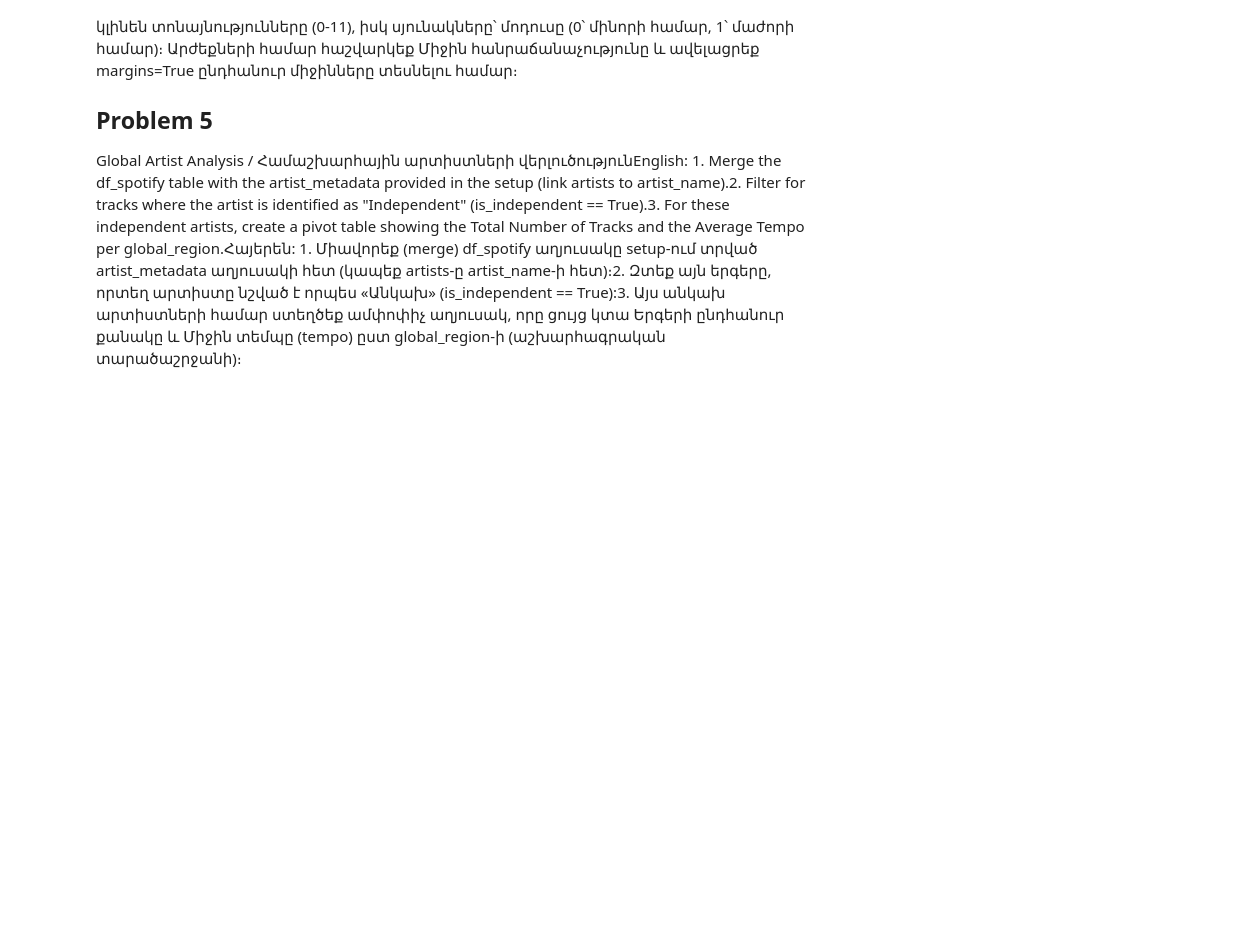
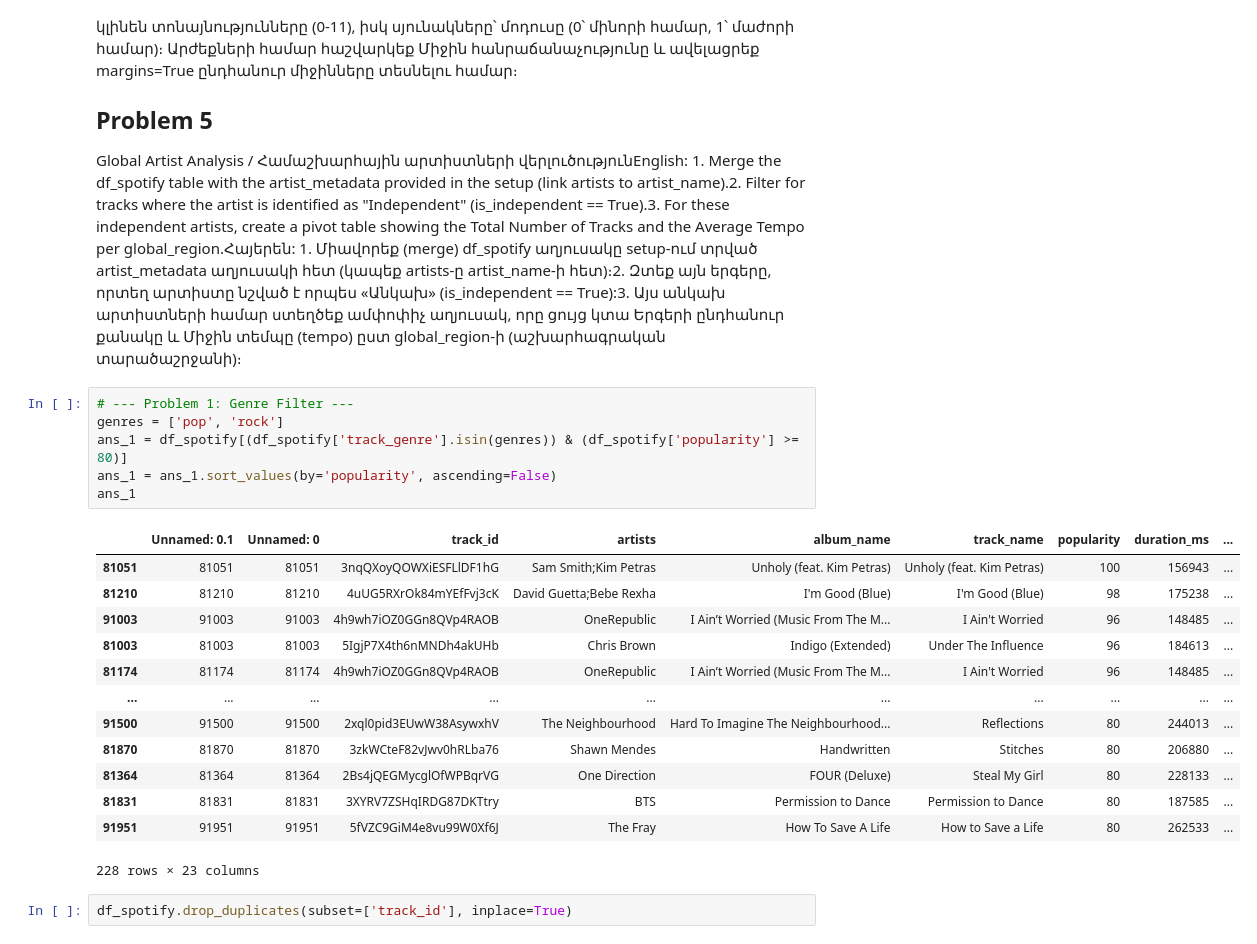
Before and after one commit to iamlajoya21/ml_bootcamp, a Jupyter notebook: current/classwork/Feb21.ipynb, the cells around one changed output. Drawn from its saved outputs; the diff is of its cells as text; blank space fills up the shorter version.

```diff
--- a/current/classwork/Feb21.ipynb
+++ b/current/classwork/Feb21.ipynb
@@ -68,3 +68,25 @@ artist_metadata = pd.DataFrame({
 ## Problem 5
 
 Global Artist Analysis / Համաշխարհային արտիստների վերլուծությունEnglish: 1. Merge the df_spotify table with the artist_metadata provided in the setup (link artists to artist_name).2. Filter for tracks where the artist is identified as "Independent" (is_independent == True).3. For these independent artists, create a pivot table showing the Total Number of Tracks and the Average Tempo per global_region.Հայերեն: 1. Միավորեք (merge) df_spotify աղյուսակը setup-ում տրված artist_metadata աղյուսակի հետ (կապեք artists-ը artist_name-ի հետ)։2. Զտեք այն երգերը, որտեղ արտիստը նշված է որպես «Անկախ» (is_independent == True):3. Այս անկախ արտիստների համար ստեղծեք ամփոփիչ աղյուսակ, որը ցույց կտա Երգերի ընդհանուր քանակը և Միջին տեմպը (tempo) ըստ global_region-ի (աշխարհագրական տարածաշրջանի)։
+# %%
+# --- Problem 1: Genre Filter ---
+genres = ['pop', 'rock']
+ans_1 = df_spotify[(df_spotify['track_genre'].isin(genres)) & (df_spotify['popularity'] >= 80)]
+ans_1 = ans_1.sort_values(by='popularity', ascending=False)
+ans_1
+# %% [output]
+|  | Unnamed: 0.1 | Unnamed: 0 | track_id | artists | album_name | track_name | popularity | duration_ms | ... |
+| 81051 | 81051 | 81051 | 3nqQXoyQOWXiESFLlDF1hG | Sam Smith;Kim Petras | Unholy (feat. Kim Petras) | Unholy (feat. Kim Petras) | 100 | 156943 | ... |
+| 81210 | 81210 | 81210 | 4uUG5RXrOk84mYEfFvj3cK | David Guetta;Bebe Rexha | I'm Good (Blue) | I'm Good (Blue) | 98 | 175238 | ... |
+| 91003 | 91003 | 91003 | 4h9wh7iOZ0GGn8QVp4RAOB | OneRepublic | I Ain’t Worried (Music From The M... | I Ain't Worried | 96 | 148485 | ... |
+| 81003 | 81003 | 81003 | 5IgjP7X4th6nMNDh4akUHb | Chris Brown | Indigo (Extended) | Under The Influence | 96 | 184613 | ... |
+| 81174 | 81174 | 81174 | 4h9wh7iOZ0GGn8QVp4RAOB | OneRepublic | I Ain’t Worried (Music From The M... | I Ain't Worried | 96 | 148485 | ... |
+| ... | ... | ... | ... | ... | ... | ... | ... | ... | ... |
+| 91500 | 91500 | 91500 | 2xql0pid3EUwW38AsywxhV | The Neighbourhood | Hard To Imagine The Neighbourhood... | Reflections | 80 | 244013 | ... |
+| 81870 | 81870 | 81870 | 3zkWCteF82vJwv0hRLba76 | Shawn Mendes | Handwritten | Stitches | 80 | 206880 | ... |
+| 81364 | 81364 | 81364 | 2Bs4jQEGMycglOfWPBqrVG | One Direction | FOUR (Deluxe) | Steal My Girl | 80 | 228133 | ... |
+| 81831 | 81831 | 81831 | 3XYRV7ZSHqIRDG87DKTtry | BTS | Permission to Dance | Permission to Dance | 80 | 187585 | ... |
+| 91951 | 91951 | 91951 | 5fVZC9GiM4e8vu99W0Xf6J | The Fray | How To Save A Life | How to Save a Life | 80 | 262533 | ... |
+228 rows × 23 columns
+# %%
+df_spotify.drop_duplicates(subset=['track_id'], inplace=True)
```
Also changed, not shown: parts of 6 cells of this notebook, 1 other file.
